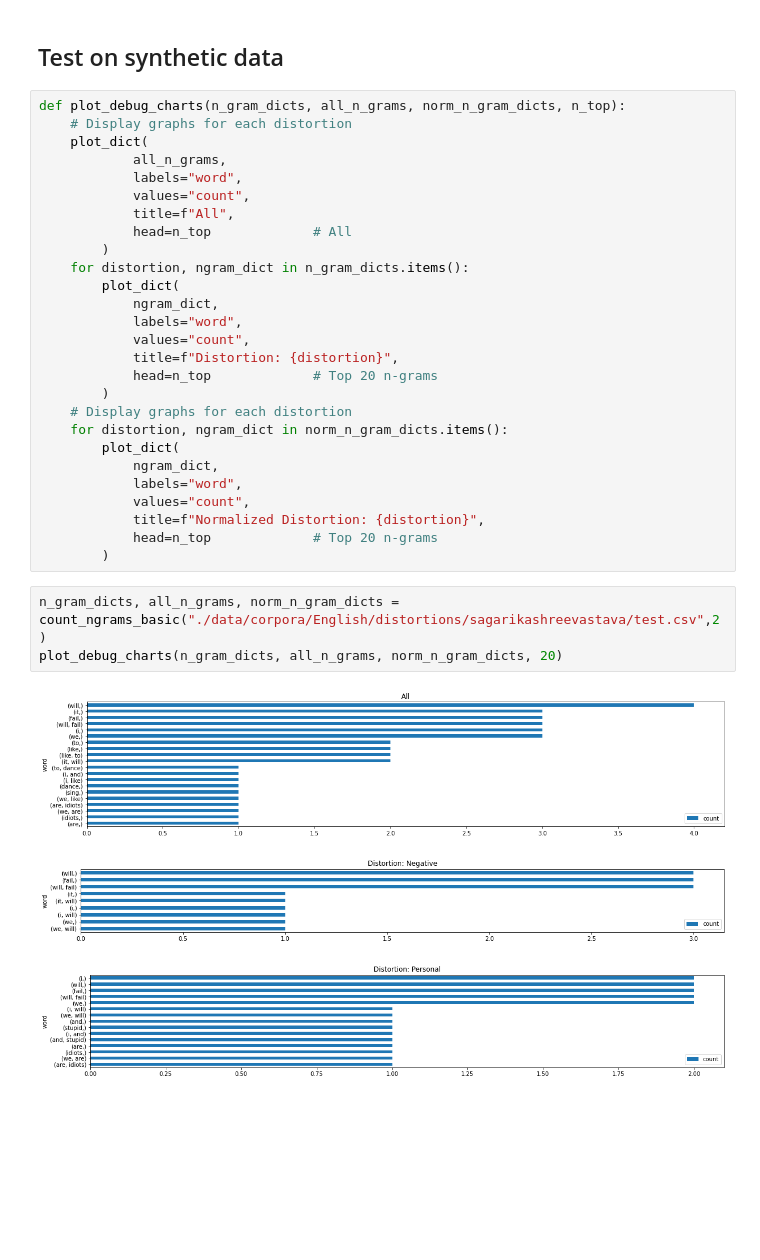
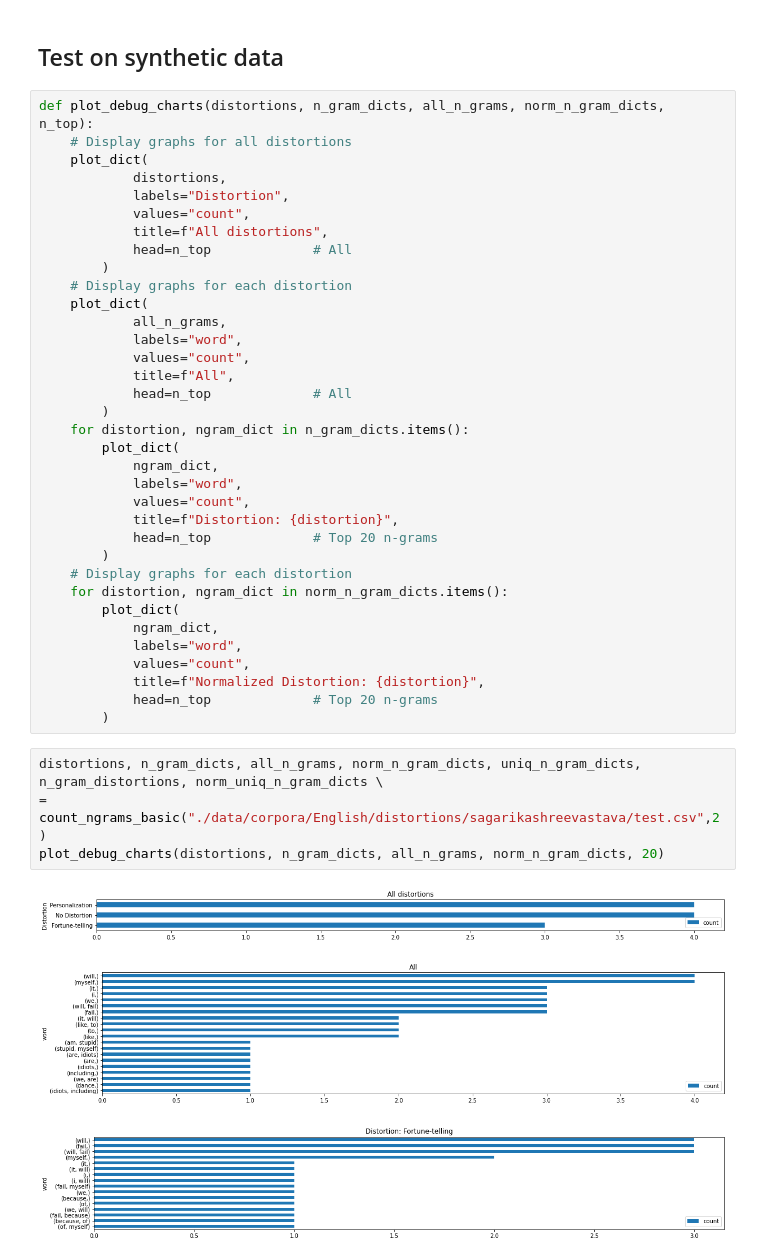
Before and after one commit to aigents/pygents, a Jupyter notebook: notebooks/nlp/sentiment/distortions_preliminary_data_checks.ipynb, the cells around one changed output. Saved outputs shown, nothing was run; the diff lists cells and outputs as text; blank space fills up the shorter version.

```diff
--- a/notebooks/nlp/sentiment/distortions_preliminary_data_checks.ipynb
+++ b/notebooks/nlp/sentiment/distortions_preliminary_data_checks.ipynb
@@ -195,7 +227,15 @@ def count_ngrams_basic(path: str, n_max: int):
 # %% [markdown]
 ## Test on synthetic data
 # %%
-def plot_debug_charts(n_gram_dicts, all_n_grams, norm_n_gram_dicts, n_top):
+def plot_debug_charts(distortions, n_gram_dicts, all_n_grams, norm_n_gram_dicts, n_top):
+    # Display graphs for all distortions
+    plot_dict(
+            distortions,
+            labels="Distortion",
+            values="count",
+            title=f"All distortions",
+            head=n_top             # All
+        )
     # Display graphs for each distortion
     plot_dict(
             all_n_grams,
@@ -222,9 +262,10 @@ def plot_debug_charts(n_gram_dicts, all_n_grams, norm_n_gram_dicts, n_top):
             head=n_top             # Top 20 n-grams
         )
 # %%
-n_gram_dicts, all_n_grams, norm_n_gram_dicts = count_ngrams_basic("./data/corpora/English/distortions/sagarikashreevastava/test.csv",2)
-plot_debug_charts(n_gram_dicts, all_n_grams, norm_n_gram_dicts, 20)
+distortions, n_gram_dicts, all_n_grams, norm_n_gram_dicts, uniq_n_gram_dicts, n_gram_distortions, norm_uniq_n_gram_dicts \
+= count_ngrams_basic("./data/corpora/English/distortions/sagarikashreevastava/test.csv",2)
+plot_debug_charts(distortions, n_gram_dicts, all_n_grams, norm_n_gram_dicts, 20)
 # %% [output]
-[figure, old version]
+[figure, new version]
-[figure, old version]
+[figure, new version]
-[figure, old version]
+[figure, new version]
```
Also changed, not shown: parts of 13 cells of this notebook, 1 other file.
